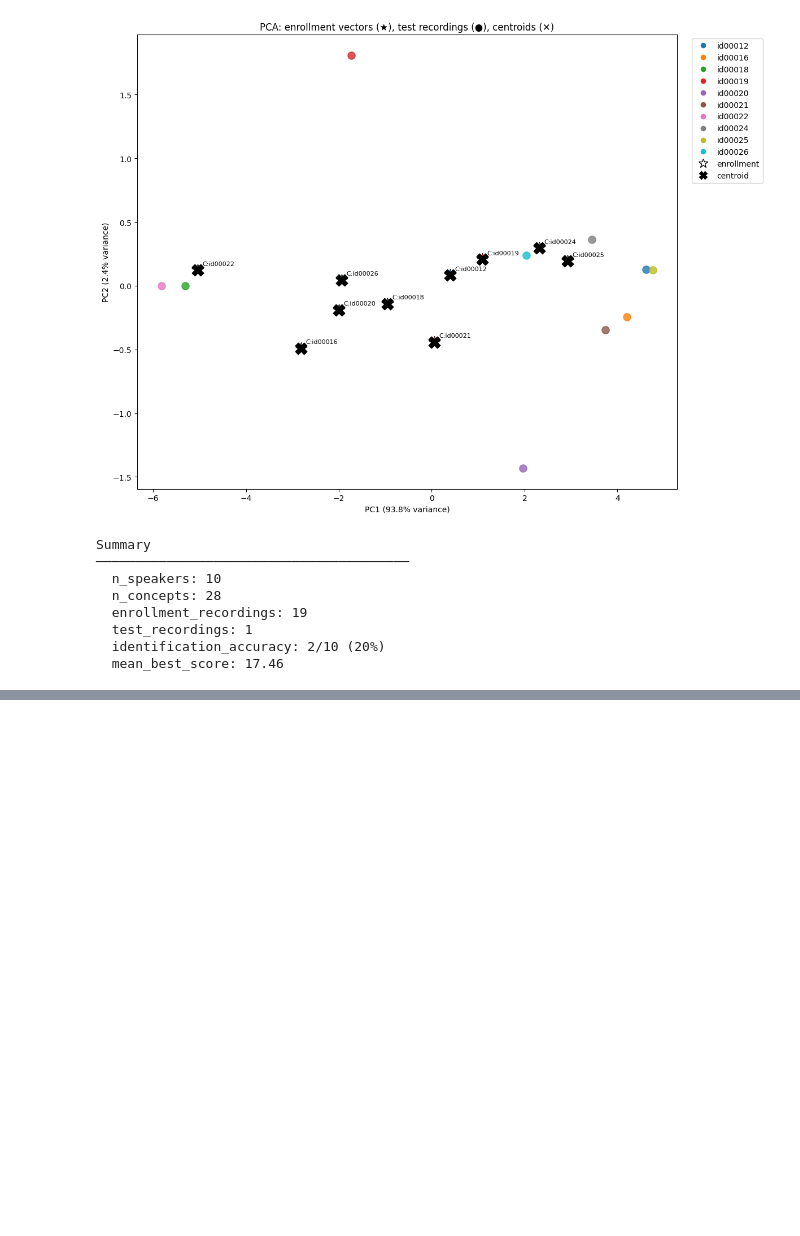
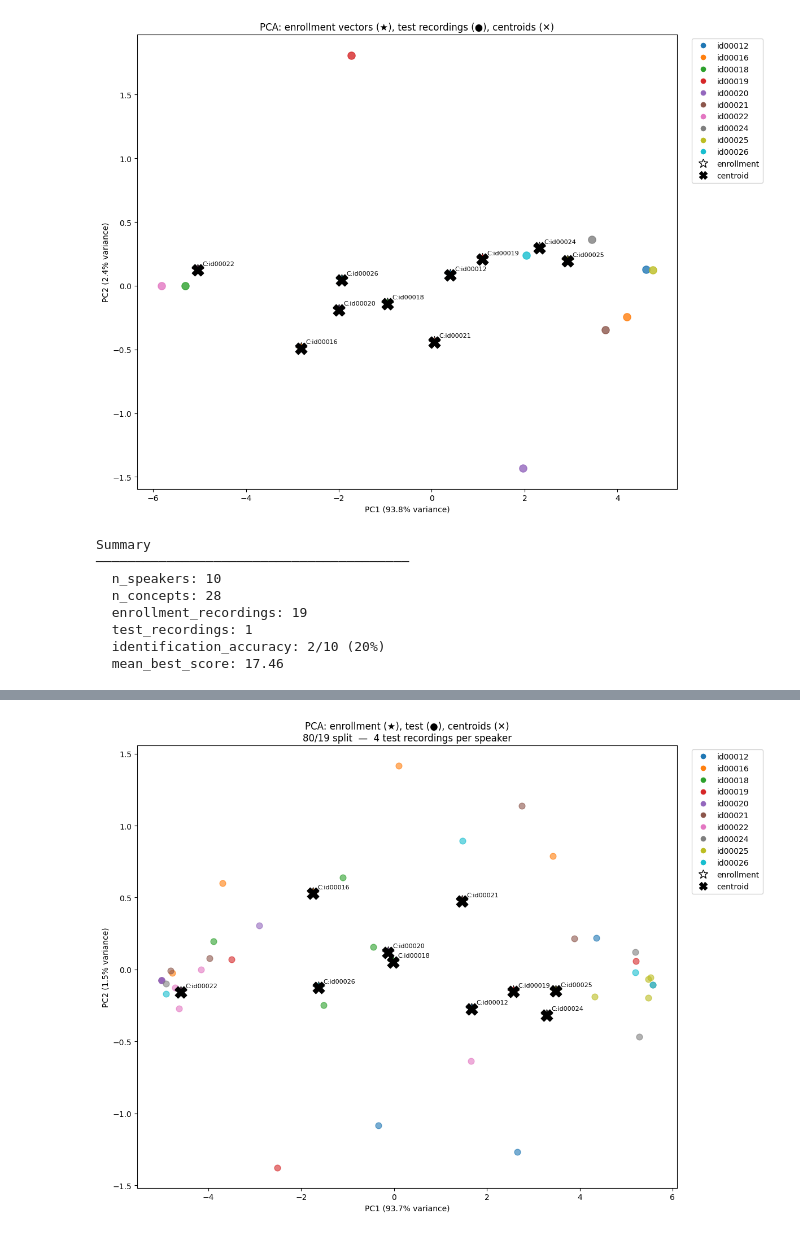
Before and after one commit to yoav1870/BioVoice, a Jupyter notebook: redimnet/tcav/analytics/speaker_concept_clustering_analysis.ipynb, the cells around one changed output, grey strips where cells are left out. Drawn from its saved outputs; the diff is of its cells as text; code cells hidden in the pictures; blank space fills up the shorter version.

```diff
--- a/redimnet/tcav/analytics/speaker_concept_clustering_analysis.ipynb
+++ b/redimnet/tcav/analytics/speaker_concept_clustering_analysis.ipynb
@@ -459,0 +694,17 @@ Summary
+# %%
+# Per-speaker accuracy
+speaker_acc_2 = (
+    best_2.groupby('test_speaker')['correct']
+    .agg(['sum', 'count', 'mean'])
+    .rename(columns={'sum': 'correct', 'count': 'probes', 'mean': 'hit_rate'})
+    .sort_index()
+)
+
+n_correct_2 = int(best_2['correct'].sum())
+n_total_2 = len(best_2)
+print(f'Identification accuracy: {n_correct_2}/{n_total_2} '
+      f'({n_correct_2 / n_total_2:.0%})')
+print()
+for spk, row in speaker_acc_2.iterrows():
+    bar = '\u2588' * int(row['hit_rate'] * 10) + '\u2591' * (10 - int(row['hit_rate'] * 10))
+    print(f'  {spk}  {bar}  {int(row["correct"])}/{int(row["probes"])}  ({row["hit_rate"]:.0%})')
@@ -459,0 +794,76 @@ Summary
+# %%
+# K-Means on enrollment vectors
+n_clusters_2 = len(speakers)
+kmeans_2 = KMeans(n_clusters=n_clusters_2, random_state=SEED, n_init='auto')
+cluster_labels_2 = kmeans_2.fit_predict(enrollment_matrix_2.values)
+centroids_2 = pd.DataFrame(kmeans_2.cluster_centers_, columns=concepts)
+
+cluster_to_speaker_2 = {}
+for spk, lbl in zip(enrollment_matrix_2.index, cluster_labels_2):
+    cluster_to_speaker_2[int(lbl)] = str(spk)
+
+# PCA data: enrollment + test + centroids
+enroll_pca_2 = enrollment_matrix_2.copy()
+enroll_pca_2['point_type'] = 'enrollment'
+enroll_pca_2['speaker'] = enroll_pca_2.index.astype(str)
+enroll_pca_2 = enroll_pca_2.reset_index(drop=True)
+
+test_pca_rows = []
+for (spk, tpath), vec in test_raw_2.items():
+    row = vec.to_dict()
+    row['point_type'] = 'test'
+    row['speaker'] = spk
+    test_pca_rows.append(row)
+test_pca_2 = pd.DataFrame(test_pca_rows)
+
+cent_pca_2 = centroids_2.copy()
+cent_pca_2['point_type'] = 'centroid'
+cent_pca_2['speaker'] = [cluster_to_speaker_2[i] for i in range(n_clusters_2)]
+
+all_pts_2 = pd.concat([enroll_pca_2, test_pca_2, cent_pca_2], ignore_index=True)
+
+pca_2 = PCA(n_components=2, random_state=SEED)
+xy_2 = pca_2.fit_transform(all_pts_2[concepts].values)
+all_pts_2['pc1'] = xy_2[:, 0]
+all_pts_2['pc2'] = xy_2[:, 1]
+
+# Plot
+cmap2 = {spk: plt.cm.tab10(i % 10) for i, spk in enumerate(speakers)}
+fig, ax = plt.subplots(figsize=(12, 9))
+
+for spk in speakers:
+    ev = all_pts_2[(all_pts_2['point_type'] == 'enrollment') & (all_pts_2['speaker'] == spk)]
+    tv = all_pts_2[(all_pts_2['point_type'] == 'test') & (all_pts_2['speaker'] == spk)]
+    ax.scatter(ev['pc1'], ev['pc2'], marker='*', s=260, color=cmap2[spk],
+               edgecolors='black', linewidths=0.6, zorder=3)
+    ax.scatter(tv['pc1'], tv['pc2'], marker='o', s=60, color=cmap2[spk],
+               alpha=0.6, zorder=2, label=spk)
+
+cv_2 = all_pts_2[all_pts_2['point_type'] == 'centroid']
+ax.scatter(cv_2['pc1'], cv_2['pc2'], marker='X', s=220, color='black', zorder=4)
+for _, row in cv_2.iterrows():
+    ax.annotate(f'C:{row["speaker"]}', (row['pc1'], row['pc2']),
+                textcoords='offset points', xytext=(6, 6), fontsize=8)
+
+handles = [
+    Line2D([0], [0], marker='o', color='w', label=s,
+           markerfacecolor=cmap2[s], markersize=8)
+    for s in speakers
+] + [
+    Line2D([0], [0], marker='*', color='k', label='enrollment',
+           markerfacecolor='w', markersize=12, linewidth=0),
+    Line2D([0], [0], marker='X', color='k', label='centroid',
+           markerfacecolor='k', markersize=10, linewidth=0),
+]
+ax.legend(handles=handles, bbox_to_anchor=(1.02, 1), loc='upper left')
+ax.set_title(
+    f'PCA: enrollment (\u2605), test (\u25cf), centroids (\u2715)\n'
+    f'{int(ENROLL_RATIO*100)}/{int((1-ENROLL_RATIO)*100)} split  —  '
+    f'{n_t} test recordings per speaker'
+)
+ax.set_xlabel(f'PC1 ({pca_2.explained_variance_ratio_[0]:.1%} variance)')
+ax.set_ylabel(f'PC2 ({pca_2.explained_variance_ratio_[1]:.1%} variance)')
+plt.tight_layout()
+plt.show()
+# %% [output]
+[figure, added]
```
Also changed, not shown: parts of 15 cells of this notebook, 9 other files.
